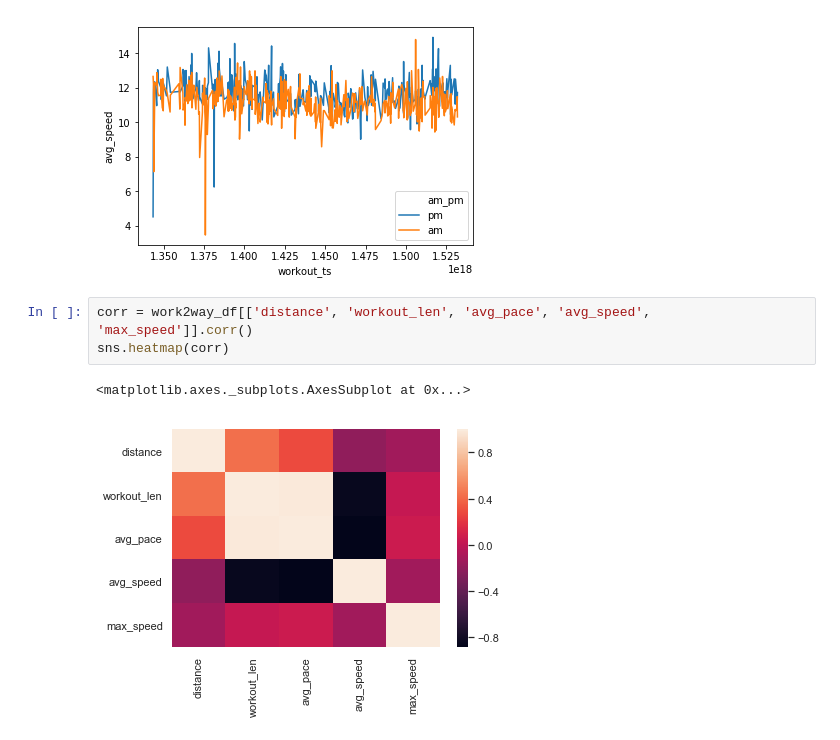
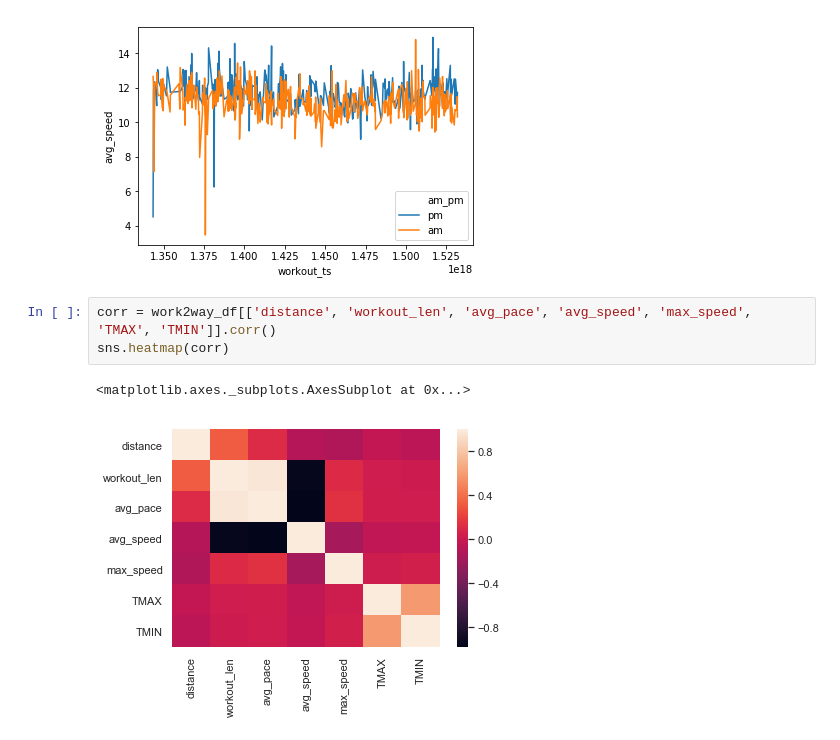
Before and after one commit to jordanplanders/Thinkful, a Jupyter notebook: Bootcamp/Unit 1/bike_data/Kevin_bike_datavis.ipynb, the cells around one changed output. Cells and saved outputs as stored; diff of their text form.

```diff
--- a/Bootcamp/Unit 1/bike_data/Kevin_bike_datavis.ipynb
+++ b/Bootcamp/Unit 1/bike_data/Kevin_bike_datavis.ipynb
@@ -251,8 +258,8 @@ sns.lineplot(x="workout_ts", y="avg_speed",
 <matplotlib.axes._subplots.AxesSubplot at 0x...>
 [figure]
 # %%
-corr = work2way_df[['distance', 'workout_len', 'avg_pace', 'avg_speed', 'max_speed']].corr()
+corr = work2way_df[['distance', 'workout_len', 'avg_pace', 'avg_speed', 'max_speed', 'TMAX', 'TMIN']].corr()
 sns.heatmap(corr)
 # %% [output]
 <matplotlib.axes._subplots.AxesSubplot at 0x...>
-[figure, old version]
+[figure, new version]
```
Also changed, not shown: parts of 9 cells of this notebook.
